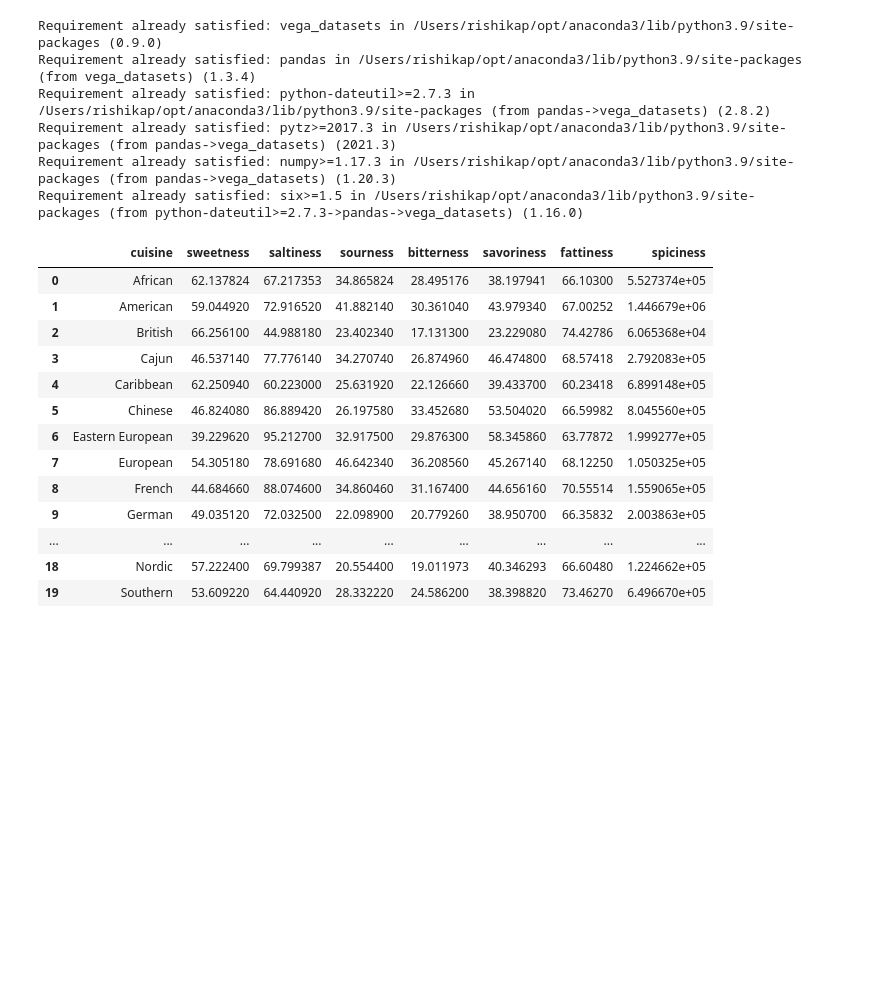
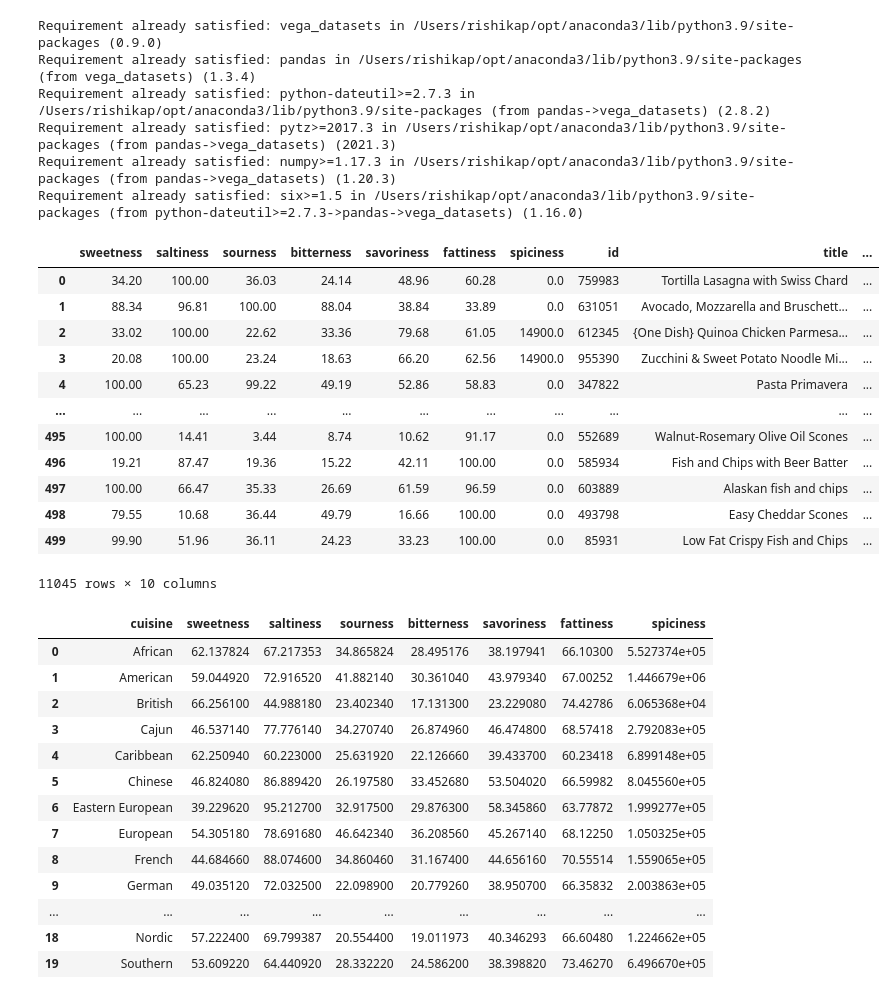
Before and after one commit to CodyBurker/Recipe-Radar, a Jupyter notebook: Tableau_csvs.ipynb, the cells around one changed output. Drawn from its saved outputs; the diff is of its cells as text; code cells hidden in the pictures; blank space fills up the shorter version.

```diff
--- a/Tableau_csvs.ipynb
+++ b/Tableau_csvs.ipynb
@@ -16,17 +16,31 @@ import ast
 # %%
 # List files in data/Taste/
 files = os.listdir('data/Taste/')
 # Read in all files with pandas
 # Filename as a column
 dfs = []
 for file in files:
     dfs.append(pd.read_csv('data/Taste/' + file))
 
 # Concatenate all files
 taste = pd.concat(dfs)
 taste
 
-taste.to_csv("flavor_bar_charts.csv", encoding='utf-8', index=False)
+#taste.to_csv("flavor_bar_charts.csv", encoding='utf-8', index=False)
+# %% [output]
+|  | sweetness | saltiness | sourness | bitterness | savoriness | fattiness | spiciness | id | title | ... |
+| 0 | 34.20 | 100.00 | 36.03 | 24.14 | 48.96 | 60.28 | 0.0 | 759983 | Tortilla Lasagna with Swiss Chard | ... |
+| 1 | 88.34 | 96.81 | 100.00 | 88.04 | 38.84 | 33.89 | 0.0 | 631051 | Avocado, Mozzarella and Bruschett... | ... |
+| 2 | 33.02 | 100.00 | 22.62 | 33.36 | 79.68 | 61.05 | 14900.0 | 612345 | {One Dish} Quinoa Chicken Parmesa... | ... |
+| 3 | 20.08 | 100.00 | 23.24 | 18.63 | 66.20 | 62.56 | 14900.0 | 955390 | Zucchini & Sweet Potato Noodle Mi... | ... |
+| 4 | 100.00 | 65.23 | 99.22 | 49.19 | 52.86 | 58.83 | 0.0 | 347822 | Pasta Primavera | ... |
+| ... | ... | ... | ... | ... | ... | ... | ... | ... | ... | ... |
+| 495 | 100.00 | 14.41 | 3.44 | 8.74 | 10.62 | 91.17 | 0.0 | 552689 | Walnut-Rosemary Olive Oil Scones | ... |
+| 496 | 19.21 | 87.47 | 19.36 | 15.22 | 42.11 | 100.00 | 0.0 | 585934 | Fish and Chips with Beer Batter | ... |
+| 497 | 100.00 | 66.47 | 35.33 | 26.69 | 61.59 | 96.59 | 0.0 | 603889 | Alaskan fish and chips | ... |
+| 498 | 79.55 | 10.68 | 36.44 | 49.79 | 16.66 | 100.00 | 0.0 | 493798 | Easy Cheddar Scones | ... |
+| 499 | 99.90 | 51.96 | 36.11 | 24.23 | 33.23 | 100.00 | 0.0 | 85931 | Low Fat Crispy Fish and Chips | ... |
+11045 rows × 10 columns
 # %%
 #flavor_pivoted_byCuisine = pd.melt(taste, id_vars=['cuisine'], value_vars=['sweetness', 'saltiness','sourness','bitterness','savoriness','fattiness', 'spiciness'])
 # Melt with 'cuisine' as key
```
Also changed, not shown: parts of 14 cells of this notebook.
